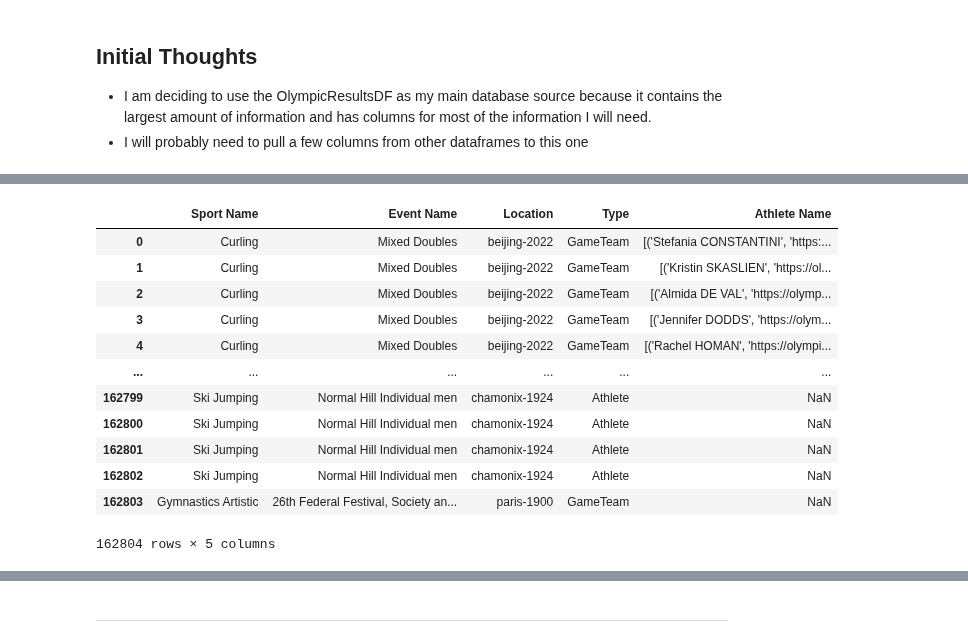
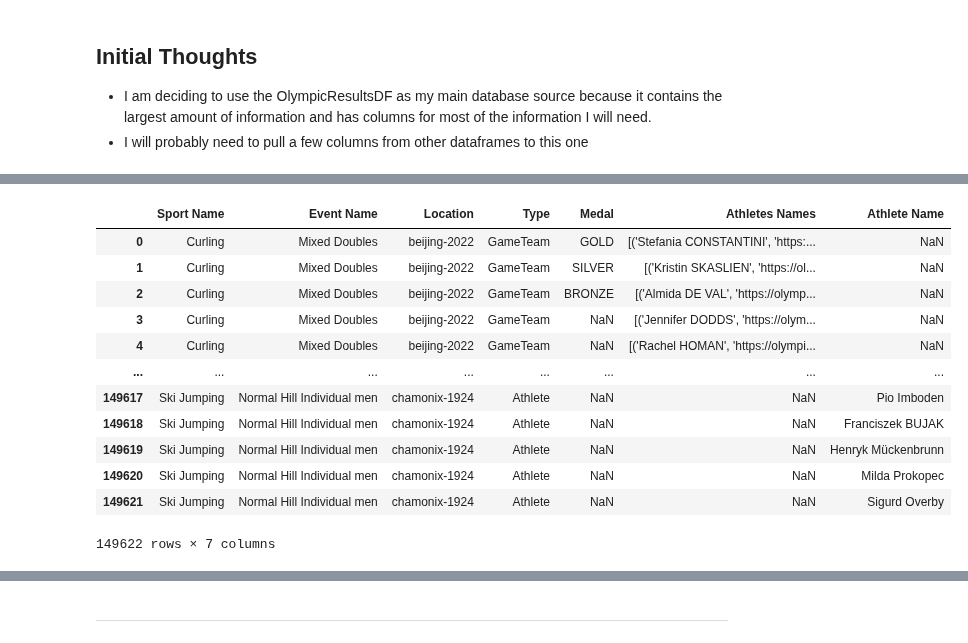
Before and after one commit to ubco-W2022T2-data301/project-group-group17, a Jupyter notebook: analysis/notebooks/analysis_dylan.ipynb, the cells around one changed output, grey strips where cells are left out. Saved outputs shown, nothing was run; the diff lists cells and outputs as text; code cells hidden in the pictures.

```diff
--- a/analysis/notebooks/analysis_dylan.ipynb
+++ b/analysis/notebooks/analysis_dylan.ipynb
@@ -78,7 +78,8 @@ OlympicAthletesDF.head()
 
 Research_df = OlympicResultsDF
 Research_df = Research_df.drop(columns=['country_name','country_code','country_3_letter_code',
-                                        'athlete_url','rank_equal','rank_position','athlete_full_name',
-                                        'value_unit','value_type','medal_type'],axis=1)
+                                        'athlete_url','rank_equal','rank_position',
+                                        'value_unit','value_type'],axis=1)
+Research_df = Research_df.rename(columns={'slug_game':'game_slug'})
 Research_df
 # %% [output]
@@ -97,0 +99,6 @@ Research_df
+# %%
+# Since we only want to look at the sports that have athletes listed, I have to drop all of the rows that
+# do not contain athlete information
+
+Research_df = Research_df.dropna(subset=['athletes','athlete_full_name'], how='all').reset_index(drop=True)
+Research_df
@@ -98,21 +119,23 @@ Research_df
 # %%
 Research_df = Research_df.rename(columns= {'discipline_title':'Sport Name',
                                            'event_title':'Event Name',
-                                           'slug_game':'Location',
                                            'participant_type':'Type',
-                                           'athletes':'Athlete Name'})
+                                           'game_slug':'Location',
+                                           'athletes':'Athletes Names',
+                                           'athlete_full_name':'Athlete Name',
+                                          'medal_type':'Medal'})
 Research_df
 # %% [output]
-|  | Sport Name | Event Name | Location | Type | Athlete Name |
-| 0 | Curling | Mixed Doubles | beijing-2022 | GameTeam | [('Stefania CONSTANTINI', 'https:... |
-| 1 | Curling | Mixed Doubles | beijing-2022 | GameTeam | [('Kristin SKASLIEN', 'https://ol... |
-| 2 | Curling | Mixed Doubles | beijing-2022 | GameTeam | [('Almida DE VAL', 'https://olymp... |
-| 3 | Curling | Mixed Doubles | beijing-2022 | GameTeam | [('Jennifer DODDS', 'https://olym... |
-| 4 | Curling | Mixed Doubles | beijing-2022 | GameTeam | [('Rachel HOMAN', 'https://olympi... |
-| ... | ... | ... | ... | ... | ... |
-| 162799 | Ski Jumping | Normal Hill Individual men | chamonix-1924 | Athlete | NaN |
-| 162800 | Ski Jumping | Normal Hill Individual men | chamonix-1924 | Athlete | NaN |
-| 162801 | Ski Jumping | Normal Hill Individual men | chamonix-1924 | Athlete | NaN |
-| 162802 | Ski Jumping | Normal Hill Individual men | chamonix-1924 | Athlete | NaN |
-| 162803 | Gymnastics Artistic | 26th Federal Festival, Society an... | paris-1900 | GameTeam | NaN |
+|  | Sport Name | Event Name | Location | Type | Medal | Athletes Names | Athlete Name |
+| 0 | Curling | Mixed Doubles | beijing-2022 | GameTeam | GOLD | [('Stefania CONSTANTINI', 'https:... | NaN |
+| 1 | Curling | Mixed Doubles | beijing-2022 | GameTeam | SILVER | [('Kristin SKASLIEN', 'https://ol... | NaN |
+| 2 | Curling | Mixed Doubles | beijing-2022 | GameTeam | BRONZE | [('Almida DE VAL', 'https://olymp... | NaN |
+| 3 | Curling | Mixed Doubles | beijing-2022 | GameTeam | NaN | [('Jennifer DODDS', 'https://olym... | NaN |
+| 4 | Curling | Mixed Doubles | beijing-2022 | GameTeam | NaN | [('Rachel HOMAN', 'https://olympi... | NaN |
+| ... | ... | ... | ... | ... | ... | ... | ... |
+| 149617 | Ski Jumping | Normal Hill Individual men | chamonix-1924 | Athlete | NaN | NaN | Pio Imboden |
+| 149618 | Ski Jumping | Normal Hill Individual men | chamonix-1924 | Athlete | NaN | NaN | Franciszek BUJAK |
+| 149619 | Ski Jumping | Normal Hill Individual men | chamonix-1924 | Athlete | NaN | NaN | Henryk Mückenbrunn |
+| 149620 | Ski Jumping | Normal Hill Individual men | chamonix-1924 | Athlete | NaN | NaN | Milda Prokopec |
+| 149621 | Ski Jumping | Normal Hill Individual men | chamonix-1924 | Athlete | NaN | NaN | Sigurd Overby |
-162804 rows × 5 columns
+149622 rows × 7 columns
```
Also changed, not shown: parts of 35 cells of this notebook.
